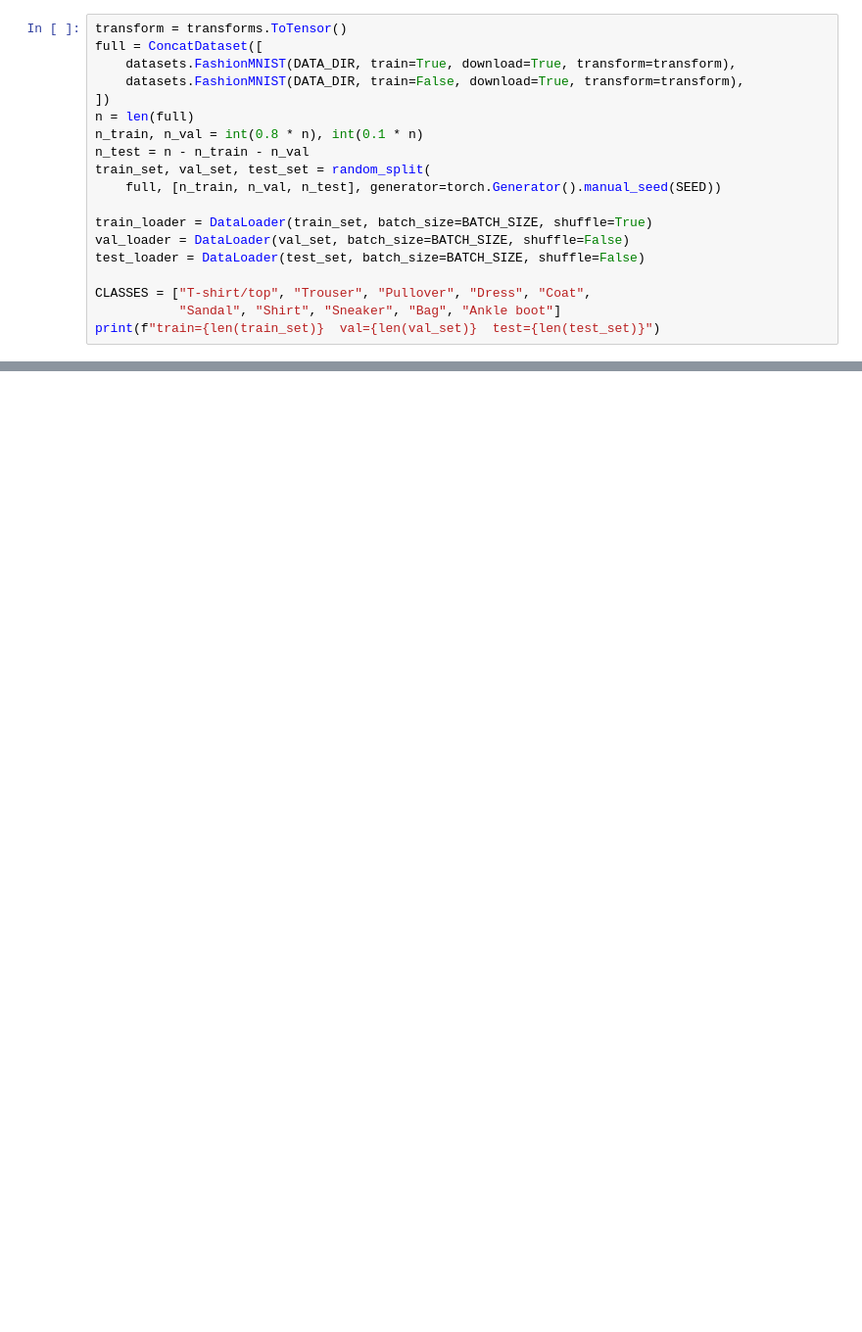
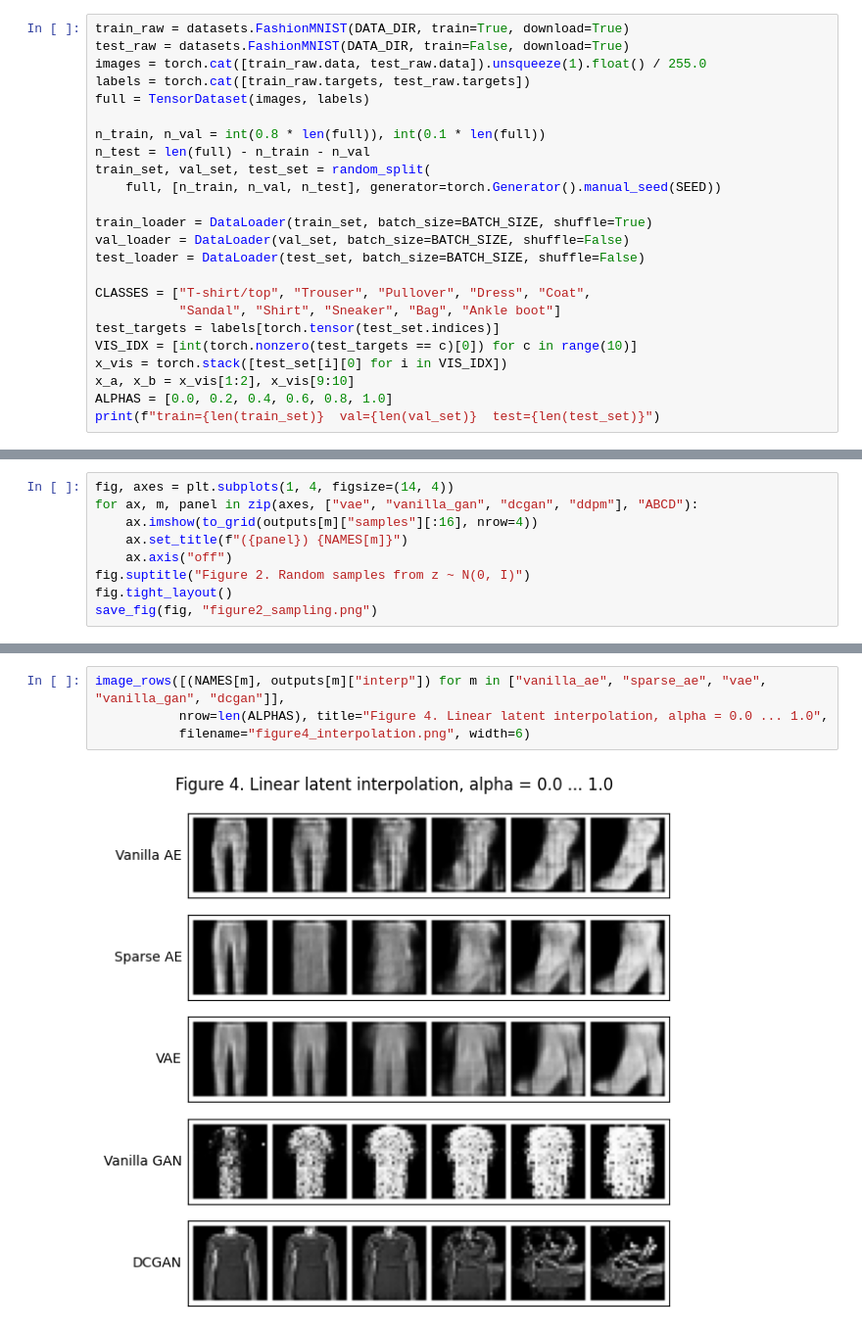
Before and after one commit to saaaileen/assignment_deeplearning, a Jupyter notebook: 08_comparison.ipynb, the cells around one changed output, grey strips where cells are left out. Shown at 98% size. Saved outputs shown, nothing was run; the diff lists cells and outputs as text; blank space fills up the shorter version.

```diff
--- a/08_comparison.ipynb
+++ b/08_comparison.ipynb
@@ -44,12 +38,12 @@ Images are in [0, 1]. Models that need [-1, 1] (GAN, DCGAN, DDPM) rescale with `
 # %%
-transform = transforms.ToTensor()
-full = ConcatDataset([
-    datasets.FashionMNIST(DATA_DIR, train=True, download=True, transform=transform),
-    datasets.FashionMNIST(DATA_DIR, train=False, download=True, transform=transform),
-])
-n = len(full)
-n_train, n_val = int(0.8 * n), int(0.1 * n)
-n_test = n - n_train - n_val
+train_raw = datasets.FashionMNIST(DATA_DIR, train=True, download=True)
+test_raw = datasets.FashionMNIST(DATA_DIR, train=False, download=True)
+images = torch.cat([train_raw.data, test_raw.data]).unsqueeze(1).float() / 255.0
+labels = torch.cat([train_raw.targets, test_raw.targets])
+full = TensorDataset(images, labels)
+
+n_train, n_val = int(0.8 * len(full)), int(0.1 * len(full))
+n_test = len(full) - n_train - n_val
 train_set, val_set, test_set = random_split(
     full, [n_train, n_val, n_test], generator=torch.Generator().manual_seed(SEED))
 
@@ -59,4 +53,9 @@ test_loader = DataLoader(test_set, batch_size=BATCH_SIZE, shuffle=False)
 
 CLASSES = ["T-shirt/top", "Trouser", "Pullover", "Dress", "Coat",
            "Sandal", "Shirt", "Sneaker", "Bag", "Ankle boot"]
+test_targets = labels[torch.tensor(test_set.indices)]
+VIS_IDX = [int(torch.nonzero(test_targets == c)[0]) for c in range(10)]
+x_vis = torch.stack([test_set[i][0] for i in VIS_IDX])
+x_a, x_b = x_vis[1:2], x_vis[9:10]
+ALPHAS = [0.0, 0.2, 0.4, 0.6, 0.8, 1.0]
 print(f"train={len(train_set)}  val={len(val_set)}  test={len(test_set)}")
@@ -74,0 +149,9 @@ print(f"train={len(train_set)}  val={len(val_set)}  test={len(test_set)}")
+# %%
+fig, axes = plt.subplots(1, 4, figsize=(14, 4))
+for ax, m, panel in zip(axes, ["vae", "vanilla_gan", "dcgan", "ddpm"], "ABCD"):
+    ax.imshow(to_grid(outputs[m]["samples"][:16], nrow=4))
+    ax.set_title(f"({panel}) {NAMES[m]}")
+    ax.axis("off")
+fig.suptitle("Figure 2. Random samples from z ~ N(0, I)")
+fig.tight_layout()
+save_fig(fig, "figure2_sampling.png")
@@ -74,0 +172,6 @@ print(f"train={len(train_set)}  val={len(val_set)}  test={len(test_set)}")
+# %%
+image_rows([(NAMES[m], outputs[m]["interp"]) for m in ["vanilla_ae", "sparse_ae", "vae", "vanilla_gan", "dcgan"]],
+           nrow=len(ALPHAS), title="Figure 4. Linear latent interpolation, alpha = 0.0 ... 1.0",
+           filename="figure4_interpolation.png", width=6)
+# %% [output]
+[figure, added]
```
Also changed, not shown: parts of 19 cells of this notebook, 21 other files.
